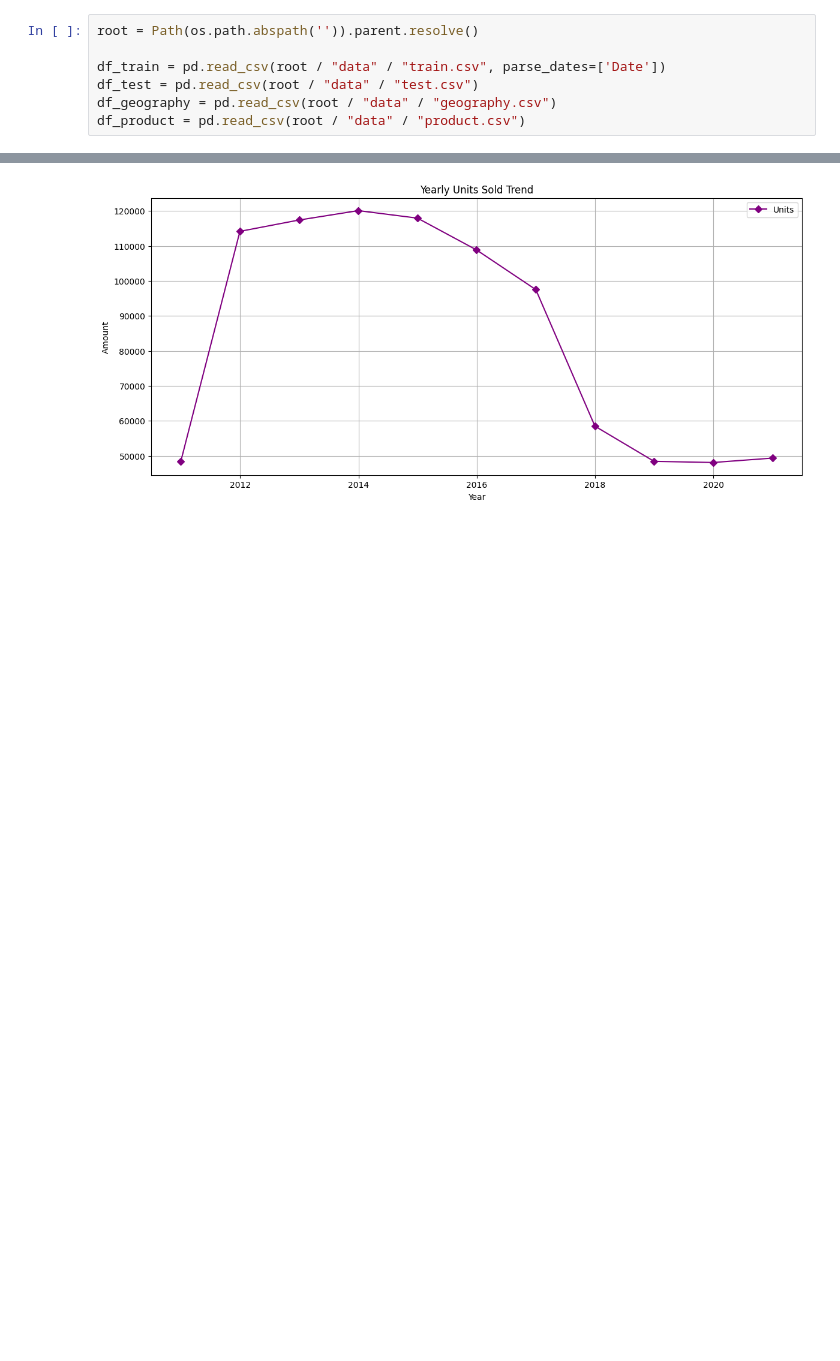
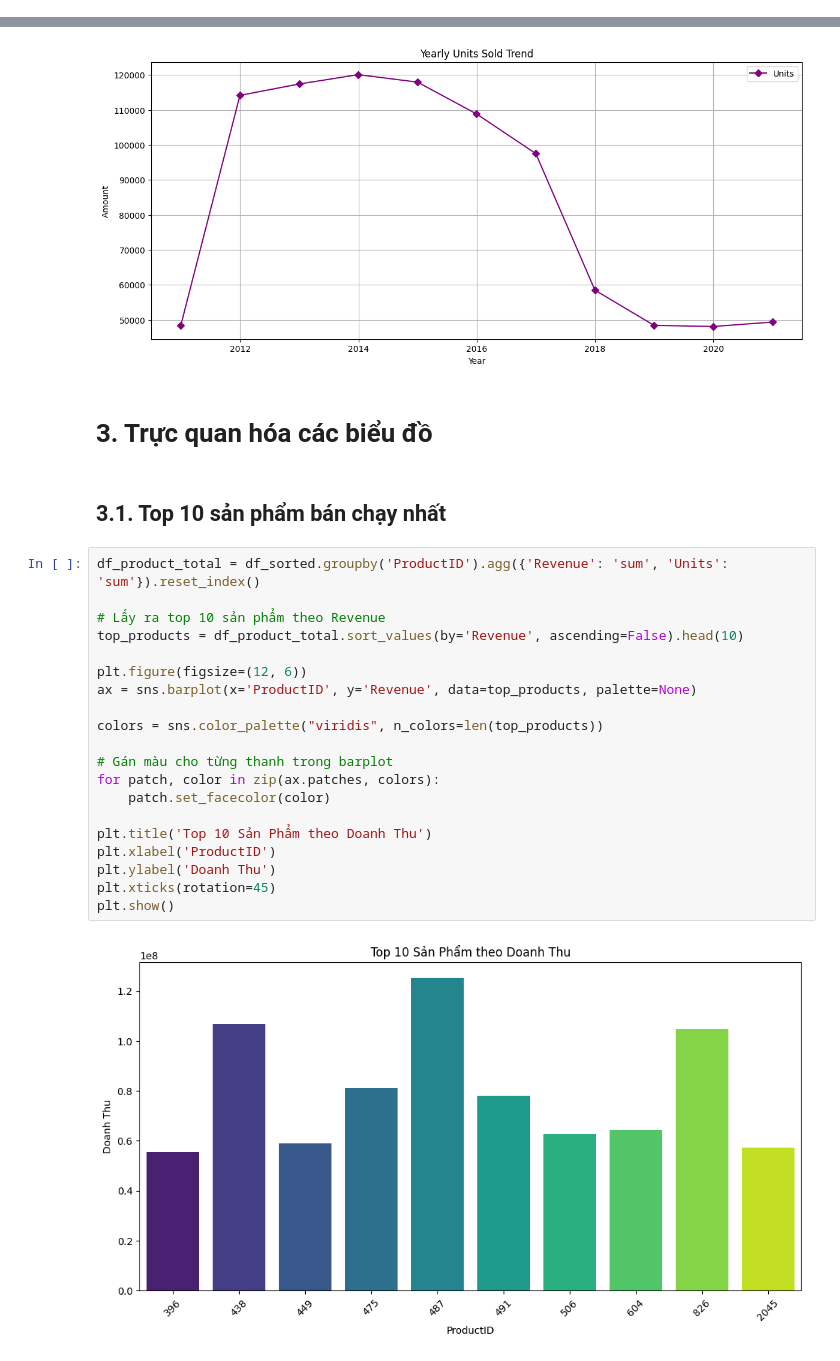
Before and after one commit to HaiAu2501/Try-Some-Models, a Jupyter notebook: source/1.ipynb, the cells around one changed output, grey strips where cells are left out. Saved outputs shown, nothing was run; the diff lists cells and outputs as text; blank space fills up the shorter version.

```diff
--- a/source/1.ipynb
+++ b/source/1.ipynb
@@ -8,12 +7,5 @@ from pathlib import Path
 # %% [markdown]
 # 1. Đọc dữ liệu & Hiển thị thông tin cơ bản
-# %%
-root = Path(os.path.abspath('')).parent.resolve()
-
-df_train = pd.read_csv(root / "data" / "train.csv", parse_dates=['Date'])
-df_test = pd.read_csv(root / "data" / "test.csv")
-df_geography = pd.read_csv(root / "data" / "geography.csv")
-df_product = pd.read_csv(root / "data" / "product.csv")
 # %%
 df_train.info()
 df_train.head()
@@ -465,3 +457,29 @@ plt.grid(True)
 plt.show()
 # %% [output]
 [figure]
+# %% [markdown]
+# 3. Trực quan hóa các biểu đồ
+# %% [markdown]
+## 3.1. Top 10 sản phẩm bán chạy nhất
+# %%
+df_product_total = df_sorted.groupby('ProductID').agg({'Revenue': 'sum', 'Units': 'sum'}).reset_index()
+
+# Lấy ra top 10 sản phẩm theo Revenue
+top_products = df_product_total.sort_values(by='Revenue', ascending=False).head(10)
+
+plt.figure(figsize=(12, 6))
+ax = sns.barplot(x='ProductID', y='Revenue', data=top_products, palette=None)
+
+colors = sns.color_palette("viridis", n_colors=len(top_products))
+
+# Gán màu cho từng thanh trong barplot
+for patch, color in zip(ax.patches, colors):
+    patch.set_facecolor(color)
+
+plt.title('Top 10 Sản Phẩm theo Doanh Thu')
+plt.xlabel('ProductID')
+plt.ylabel('Doanh Thu')
+plt.xticks(rotation=45)
+plt.show()
+# %% [output]
+[figure, added]
```
Also changed, not shown: parts of 14 cells of this notebook, 1 other file.
